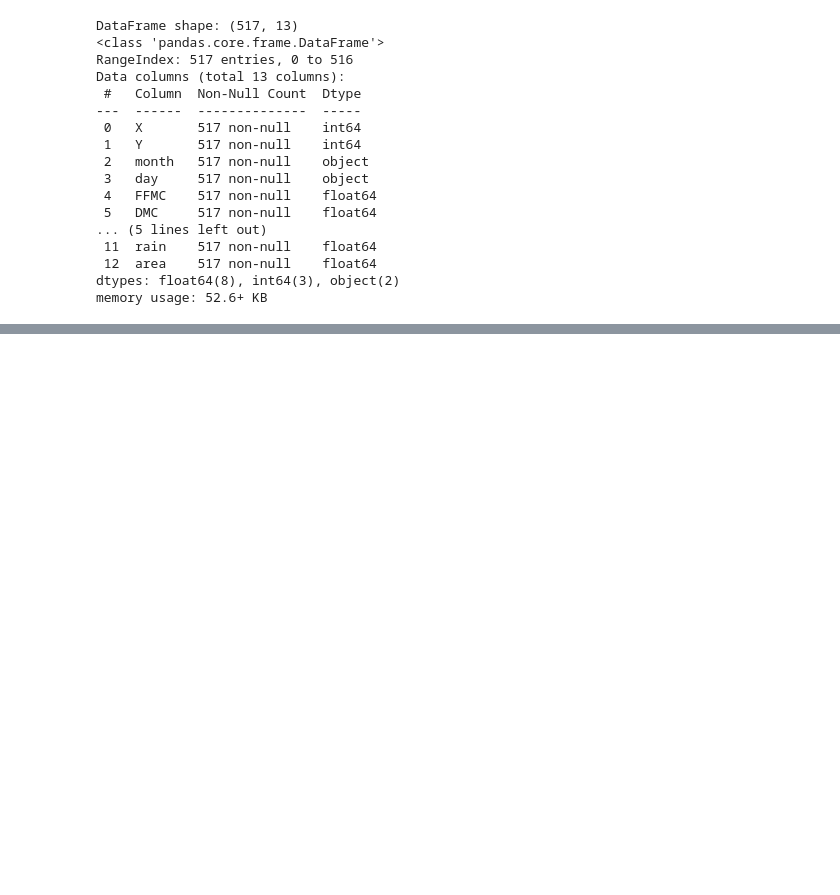
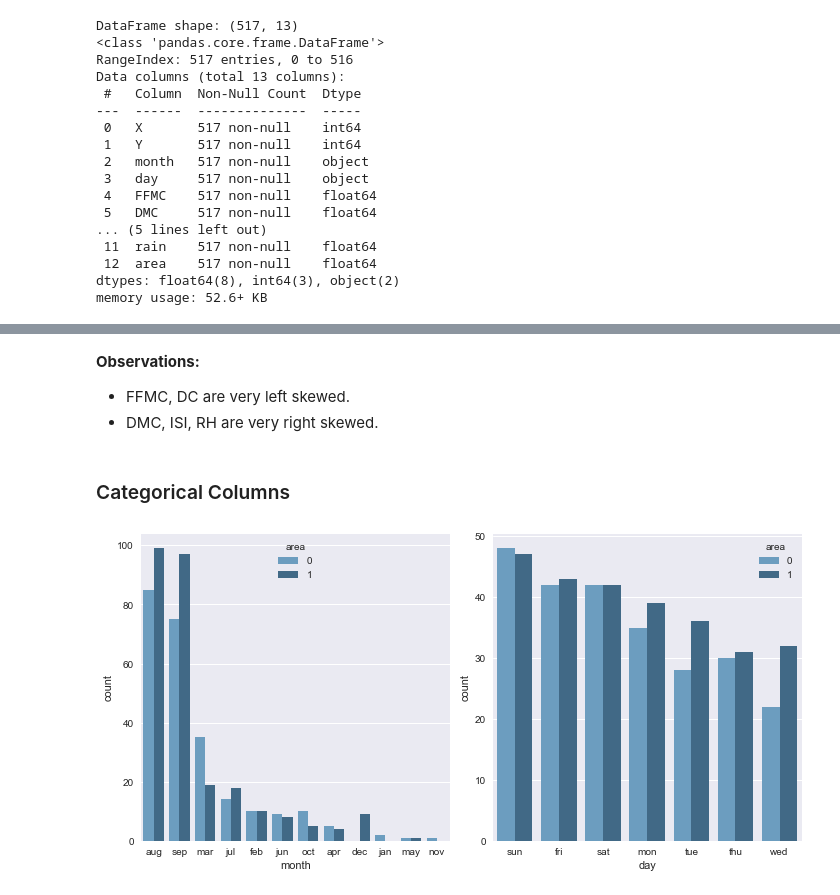
Before and after one commit to edutjie/Deep-Learning-Indonesia.AI, a Jupyter notebook: 6. Final Project/forest_fire_estimation.ipynb, the cells around one changed output, grey strips where cells are left out. Cells and saved outputs as stored; diff of their text form; code cells hidden in the pictures; blank space fills up the shorter version.

```diff
--- a/6. Final Project/forest_fire_estimation.ipynb
+++ b/6. Final Project/forest_fire_estimation.ipynb
@@ -64,0 +146,17 @@ memory usage: 52.6+ KB
+# %% [markdown]
+**Observations:**
+- FFMC, DC are very left skewed.
+- DMC, ISI, RH are very right skewed.
+# %% [markdown]
+### Categorical Columns
+# %%
+fig, ax = plt.subplots(nrows=1, ncols=2, figsize=(10, 5))
+
+for i, col in enumerate(cat_cols):
+    sns.countplot(
+        x=col, data=df, ax=ax[i], order=df[col].value_counts().index.to_list(), palette="Blues_d", hue="area"
+    )
+plt.tight_layout()
+plt.show()
+# %% [output]
+[figure, added]
```
Also changed, not shown: parts of 97 cells of this notebook, 2 other files.
